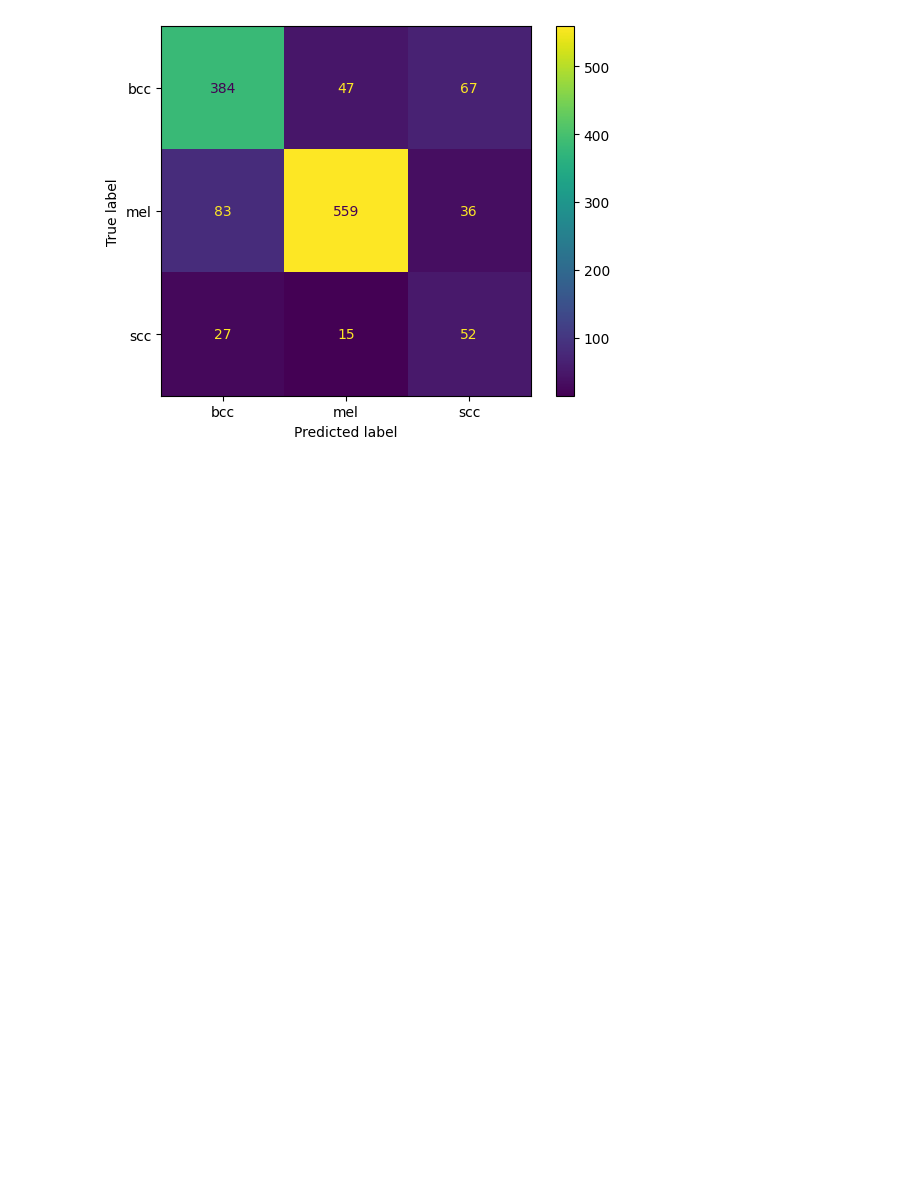
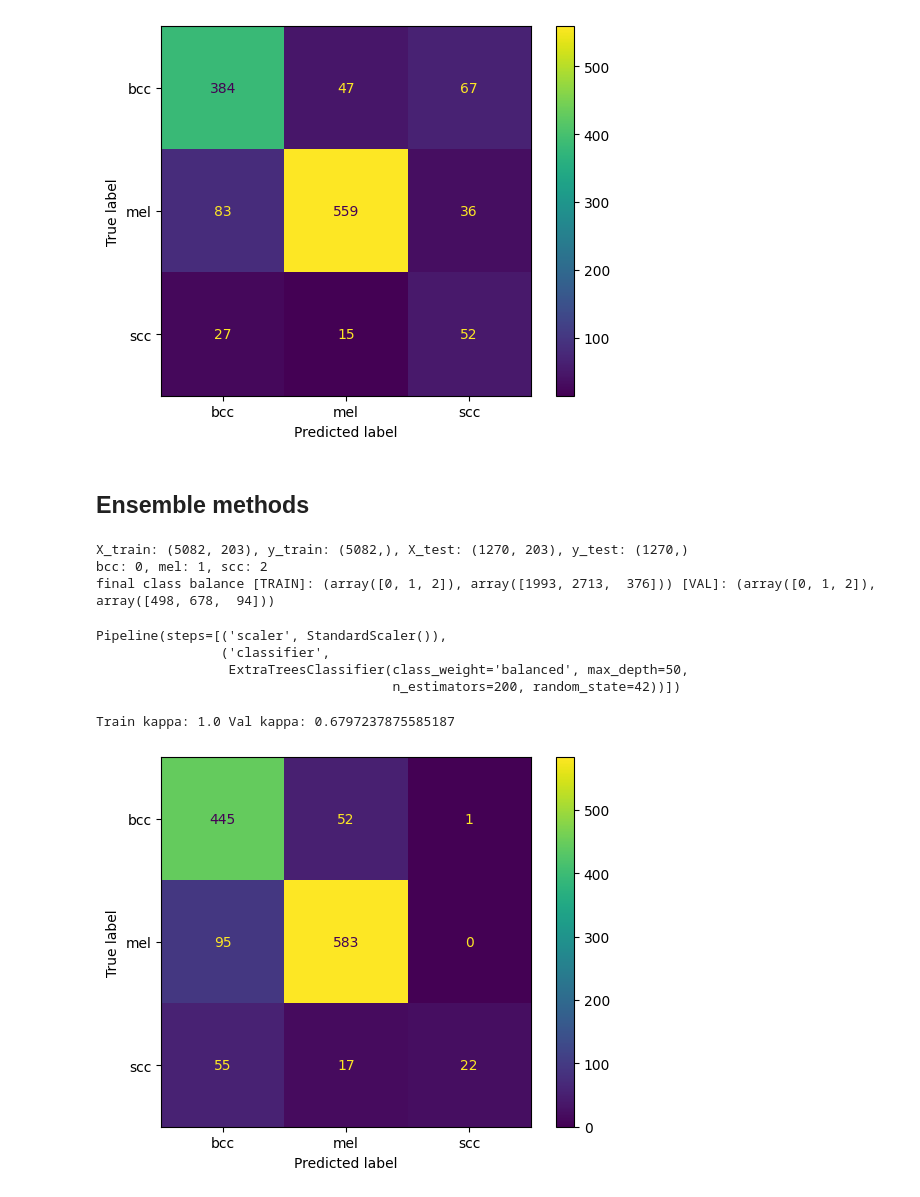
Before and after one commit to cansuyalcinn/skin-lesion-segmentation, a Jupyter notebook: notebooks/three_class_class.ipynb, the cells around one changed output. Cells and saved outputs as stored; diff of their text form; code cells hidden in the pictures; blank space fills up the shorter version.

Commit message:
ensemble

```diff
--- a/notebooks/three_class_class.ipynb
+++ b/notebooks/three_class_class.ipynb
@@ -706,3 +718,70 @@ plt.show()
 F1 Score of train data: 0.9878 Acc: 0.9902222222222222 AUROC: 0.9994828626130587 Kappa: 0.9806699353495032
 F1 Score of test data: 0.7940 Acc: 0.7162532008407698 AUROC: 0.9179964417763992 Kappa: 0.6249785241817714
 [figure]
+# %% [markdown]
+## Ensemble methods
+# %%
+# # data preparation
+
+train_df.replace({'bcc': 0, 'mel': 1, 'scc': 2}, inplace=True)
+val_df.replace({'bcc': 0, 'mel': 1, 'scc': 2}, inplace=True)
+
+df_train = train_df.iloc[:train_shape[0], :].sample(frac=1, random_state=42)
+df_val = val_df.iloc[:val_shape[0], :].sample(frac=1, random_state=42)
+# df_val
+
+X_train, y_train = df_train.iloc[:, :(train_shape[1]-1)].to_numpy(dtype=np.float32), df_train.iloc[:, (train_shape[1]-1)].to_numpy()
+X_test, y_test = df_val.iloc[:, :(val_shape[1]-1)].to_numpy(dtype= np.float32), df_val.iloc[:, (val_shape[1]-1)].to_numpy()
+
+print(f'X_train: {X_train.shape}, y_train: {y_train.shape}, X_test: {X_test.shape}, y_test: {y_test.shape}')
+print('bcc: 0, mel: 1, scc: 2')
+print(f'final class balance [TRAIN]: {np.unique(y_train, return_counts=True)}', f'[VAL]: {np.unique(y_test, return_counts=True)}')
+# %% [output]
+X_train: (5082, 203), y_train: (5082,), X_test: (1270, 203), y_test: (1270,)
+bcc: 0, mel: 1, scc: 2
+final class balance [TRAIN]: (array([0, 1, 2]), array([1993, 2713,  376])) [VAL]: (array([0, 1, 2]), array([498, 678,  94]))
+# %%
+
+# classifier = pd.read_pickle('../data/three_class/models/clf4_rf.pkl')
+# scaler = pd.read_pickle('../data/three_class/models/clf4_scaler.pkl')
+# pipeline = load('pipe_rf.joblib')
+# pipeline = load('pipe_rf_intel.joblib')
+
+# classifier = svm.SVC(class_weight='balanced', probability=True, C=10, gamma=0.001, kernel='rbf')
+# scaler = StandardScaler()
+# X_train = scaler.fit_transform(X_train)
+
+# classes_weights = class_weight.compute_sample_weight(class_weight='balanced', y=y_train)
+# classifier = XGBClassifier(objective='multi:softprob', n_jobs=-1) # objective=multi:softprob,
+# scaler = StandardScaler()
+# X_train = scaler.fit_transform(X_train)
+# classifier.fit(X_train, y_train, sample_weight=classes_weights) #  sample_weight=classes_weights
+# X_test = scaler.transform(X_test)
+
+# classifier =  RandomForestClassifier(class_weight='balanced', max_depth=50, n_estimators=300, random_state=42)
+# pipeline = Pipeline([('scaler', StandardScaler()), ('classifier', classifier)])
+# # X_train = scaler.fit_transform(X_train)
+# pipeline.fit(X_train, y_train)
+# # X_test = scaler.transform(X_test)
+
+classifier =  ExtraTreesClassifier(class_weight='balanced', max_depth=50, n_estimators=200, random_state=42)
+pipeline = Pipeline([('scaler', StandardScaler()), ('classifier', classifier)])
+pipeline.fit(X_train, y_train)
+
+# X_train = scaler.transform(X_train)
+# X_test = scaler.transform(X_test)
+# %% [output]
+Pipeline(steps=[('scaler', StandardScaler()),
+                ('classifier',
+                 ExtraTreesClassifier(class_weight='balanced', max_depth=50,
+                                      n_estimators=200, random_state=42))])
+# %%
+y_train_predicted = pipeline.predict(X_train)
+y_test_predicted =  pipeline.predict(X_test)
+print(f'Train kappa: {cohen_kappa_score(y_train, y_train_predicted)}', f'Val kappa: {cohen_kappa_score(y_test, y_test_predicted)}')
+
+ConfusionMatrixDisplay.from_estimator(pipeline, X_test, y_test, display_labels=['bcc', 'mel', 'scc'])
+plt.show()
+# %% [output]
+Train kappa: 1.0 Val kappa: 0.6797237875585187
+[figure, added]
```
Also changed, not shown: parts of 11 cells of this notebook.
